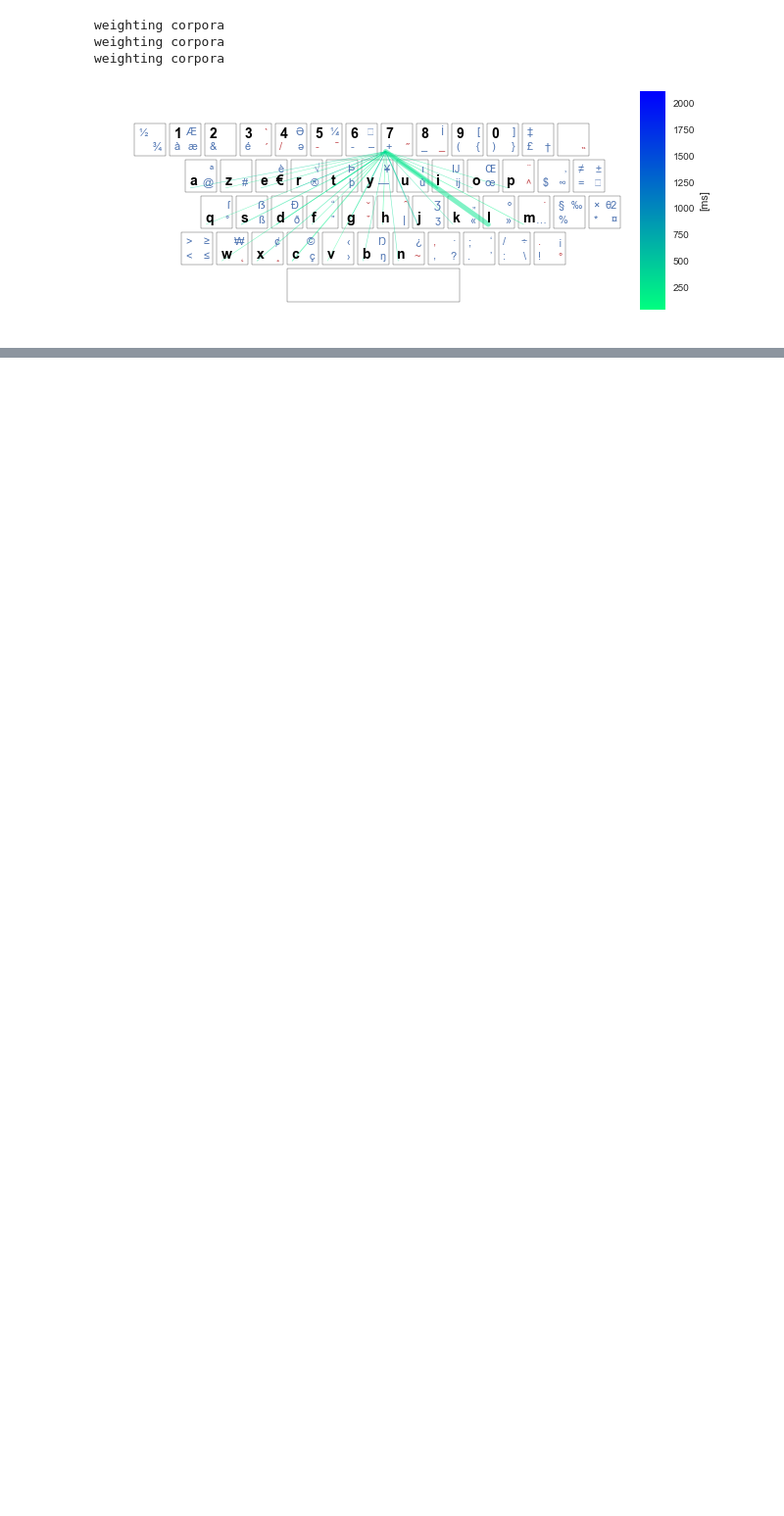
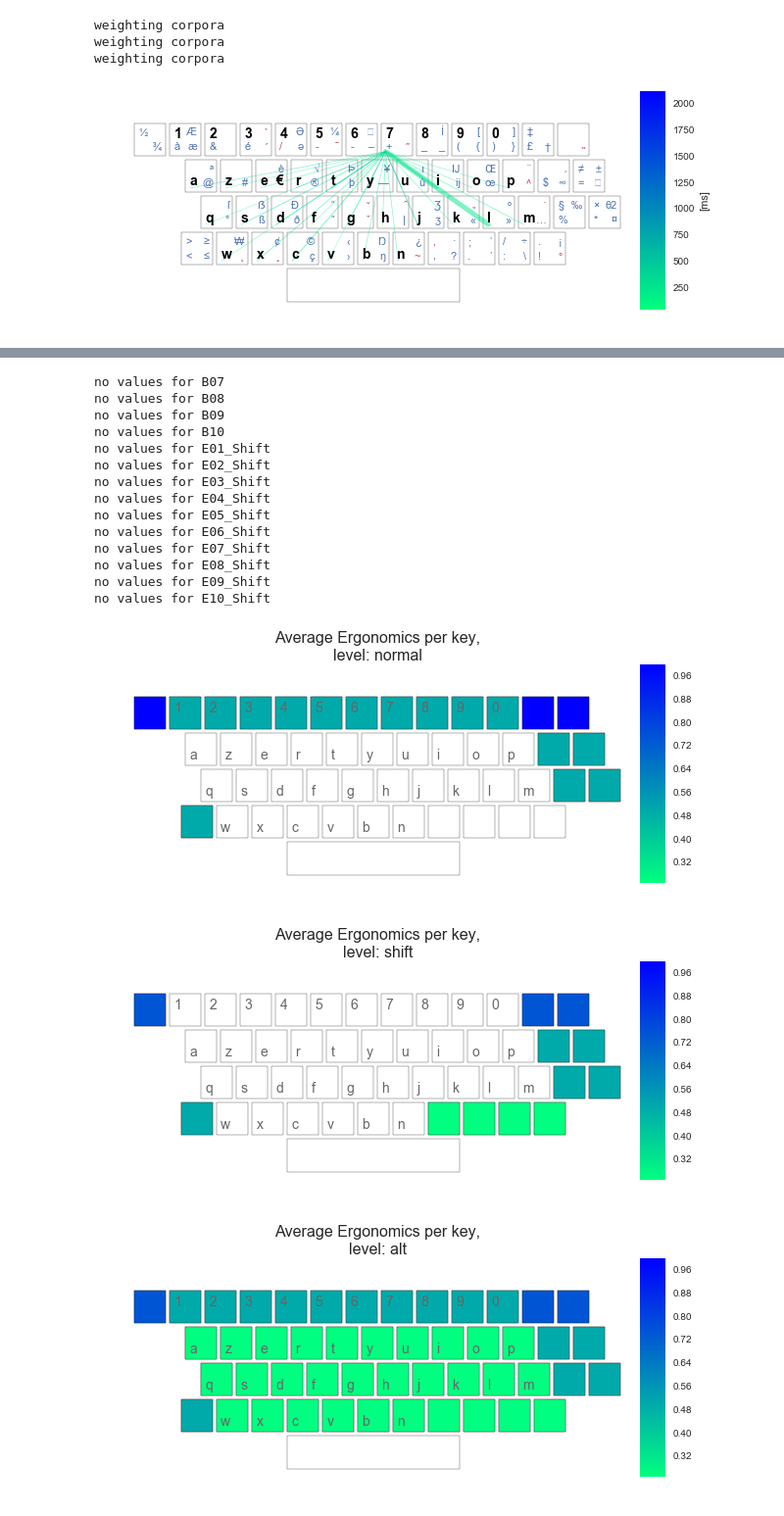
Before and after one commit to annafeit/optimizing-the-french-keyboard, a Jupyter notebook: Draw keyboard.ipynb, the cells around one changed output, grey strips where cells are left out. Shown at 98% size. Saved outputs shown, nothing was run; the diff lists cells and outputs as text; code cells hidden in the pictures; blank space fills up the shorter version.

```diff
--- a/Draw keyboard.ipynb
+++ b/Draw keyboard.ipynb
@@ -429,0 +379,38 @@ performance[azerty["e"],'B07_Alt']
+# %%
+# performance per key as average of all performances to that key, normalized
+ergonomics = get_ergonomics(normalize=0)
+key_ergonomics = {}
+keyslots = get_keyslots() + [u"E01_Shift", u"E02_Shift", u"E03_Shift", u"E04_Shift", u"E05_Shift", u"E06_Shift", u"E07_Shift",
+                            u"E08_Shift",u"E09_Shift",u"E10_Shift", u"D03_Alt"] #+number keyslots+€
+for key in keyslots:
+    e = np.mean([v for (k1,k2),v in ergonomics.iteritems()
+                 if k1 not in keyslots and k2 == key])
+    if e>0.0:
+        key_ergonomics[key] = e
+    else:
+        print("no values for %s"%key)
+
+key_ergonomics_norm = normalize_dict_values(key_ergonomics)
+
+plot_keyboard_heatmap(key_ergonomics, key_ergonomics_norm, "", "Average Ergonomics per key,\nlevel: normal")
+plot_keyboard_heatmap(key_ergonomics, key_ergonomics_norm, "Shift", "Average Ergonomics per key,\nlevel: shift")
+plot_keyboard_heatmap(key_ergonomics, key_ergonomics_norm, "Alt", "Average Ergonomics per key,\nlevel: alt")
+plot_keyboard_heatmap(key_ergonomics, key_ergonomics_norm, "Alt_Shift", "Average Ergonomics per key,\nlevel: alt+shift")
+# %% [output]
+no values for B07
+no values for B08
+no values for B09
+no values for B10
+no values for E01_Shift
+no values for E02_Shift
+no values for E03_Shift
+no values for E04_Shift
+no values for E05_Shift
+no values for E06_Shift
+no values for E07_Shift
+no values for E08_Shift
+no values for E09_Shift
+no values for E10_Shift
+[figure, added]
+[figure, added]
+[figure, added]
```
Also changed, not shown: parts of 10 cells of this notebook, 4 other files.
